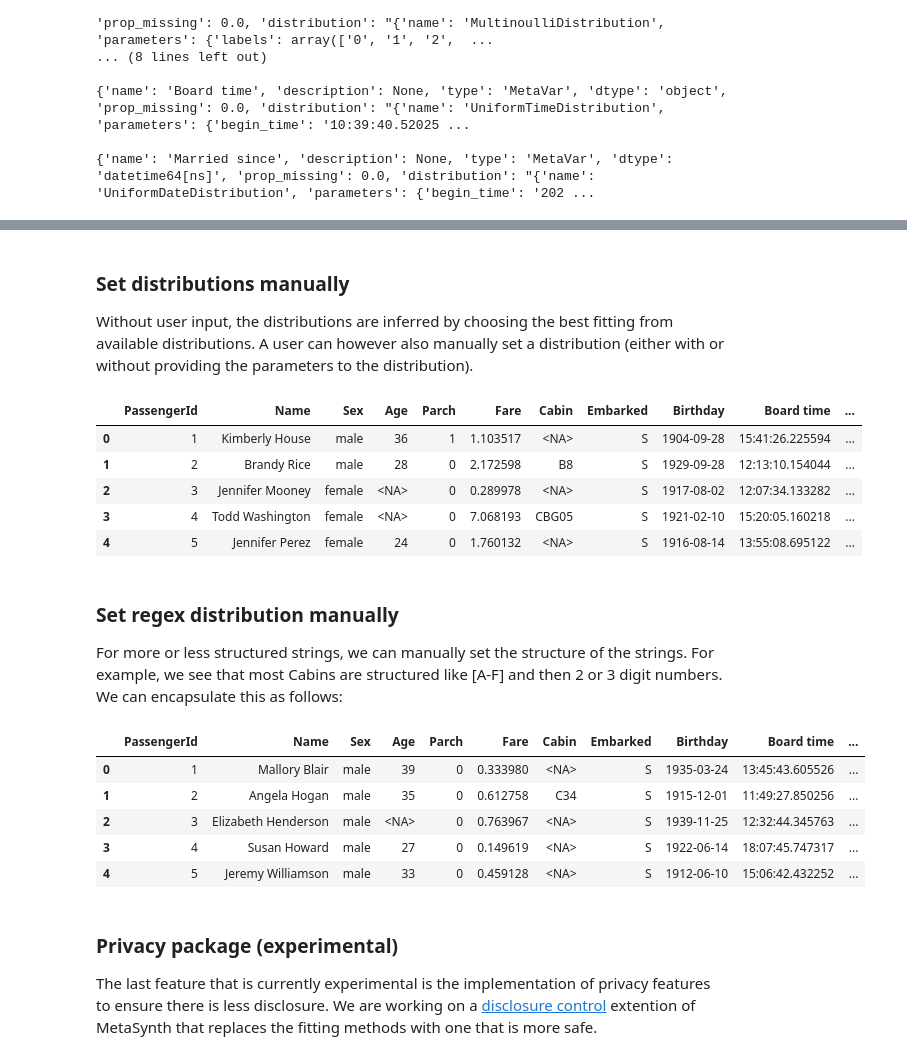
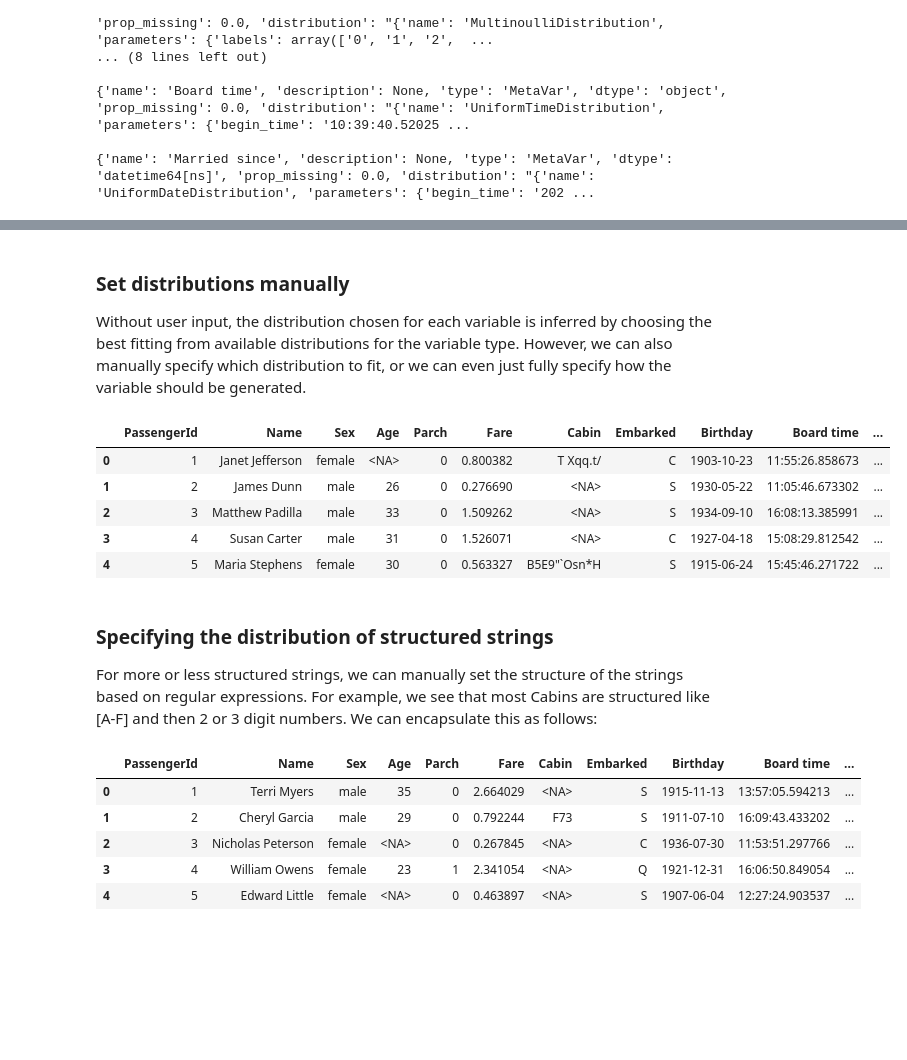
Before and after one commit to sodascience/metasyn, a Jupyter notebook: examples/advanced_tutorial.ipynb, the cells around one changed output, grey strips where cells are left out. Saved outputs shown, nothing was run; the diff lists cells and outputs as text; code cells hidden in the pictures; blank space fills up the shorter version.

```diff
--- a/examples/advanced_tutorial.ipynb
+++ b/examples/advanced_tutorial.ipynb
@@ -161,54 +194,51 @@ meta_dataset.synthesize(5)
 # %% [markdown]
 ### Set distributions manually
 
-Without user input, the distributions are inferred by choosing the best fitting from available distributions. A user can however also manually set a distribution (either with or without providing the parameters to the distribution).
+Without user input, the distribution chosen for each variable is inferred by choosing the best fitting from available distributions for the variable type. However, we can also manually specify which distribution to fit, or we can even just fully specify how the variable should be generated.
 # %%
-meta_dataset = MetaDataset.from_dataframe(
-    df,
-    distribution={"Name": "faker.name",  # Use fake names -> no original data is used.
-                   "Fare": "LogNormalDistribution",  # Use a log normal distribution for the Fare, fit parameters.
-                   "Age": DiscreteUniformDistribution(20, 40),  # Use uniform distribution, no fitting.
-                 },
-    unique={"PassengerId": True}  # Force the column 'PassengerId' to be unique.
-)
+var_spec = {
+    "PassengerId": {"unique": True},
+    "Name": {"distribution": "faker.name"},
+    "Fare": {"distribution": "LogNormalDistribution"}, # estimate / fit a log-normal distribution based on the data
+    "Age": {"distribution": DiscreteUniformDistribution(20, 40)} # fully specify a distribution for age (uniform between 20 and 40)
+}
+
+meta_dataset = MetaDataset.from_dataframe(df, spec=var_spec)
 meta_dataset.synthesize(5)
 # %% [output]
 |  | PassengerId | Name | Sex | Age | Parch | Fare | Cabin | Embarked | Birthday | Board time | ... |
-| 0 | 1 | Kimberly House | male | 36 | 1 | 1.103517 | <NA> | S | 1904-09-28 | 15:41:26.225594 | ... |
-| 1 | 2 | Brandy Rice | male | 28 | 0 | 2.172598 | B8 | S | 1929-09-28 | 12:13:10.154044 | ... |
-| 2 | 3 | Jennifer Mooney | female | <NA> | 0 | 0.289978 | <NA> | S | 1917-08-02 | 12:07:34.133282 | ... |
-| 3 | 4 | Todd Washington | female | <NA> | 0 | 7.068193 | CBG05 | S | 1921-02-10 | 15:20:05.160218 | ... |
-| 4 | 5 | Jennifer Perez | female | 24 | 0 | 1.760132 | <NA> | S | 1916-08-14 | 13:55:08.695122 | ... |
+| 0 | 1 | Janet Jefferson | female | <NA> | 0 | 0.800382 | T Xqq.t/ | C | 1903-10-23 | 11:55:26.858673 | ... |
+| 1 | 2 | James Dunn | male | 26 | 0 | 0.276690 | <NA> | S | 1930-05-22 | 11:05:46.673302 | ... |
+| 2 | 3 | Matthew Padilla | male | 33 | 0 | 1.509262 | <NA> | S | 1934-09-10 | 16:08:13.385991 | ... |
+| 3 | 4 | Susan Carter | male | 31 | 0 | 1.526071 | <NA> | C | 1927-04-18 | 15:08:29.812542 | ... |
+| 4 | 5 | Maria Stephens | female | 30 | 0 | 0.563327 | B5E9"`Osn*H | S | 1915-06-24 | 15:45:46.271722 | ... |
 # %% [markdown]
-### Set regex distribution manually
+### Specifying the distribution of structured strings
 
-For more or less structured strings, we can manually set the structure of the strings. For example, we see that most Cabins are structured like [A-F] and then 2 or 3 digit numbers. We can encapsulate this as follows:
+For more or less structured strings, we can manually set the structure of the strings based on regular expressions. For example, we see that most Cabins are structured like [A-F] and then 2 or 3 digit numbers. We can encapsulate this as follows:
 # %%
 from metasynth.distribution import RegexDistribution
 
 # To create a regex distribution, you need a list of tuples, where each tuple is an element.
 # The first part of the tuple is a string representation of the regex, while the second is the proportion of the
 # time the regex element is used.
-regex = RegexDistribution([(r"[ABCDEF]", 1), (r"\d{2,3}", 0.9)])  # Add the r so that it becomes a literal string.
+cabin_distribution = RegexDistribution([(r"[ABCDEF]", 1), (r"\d{2,3}", 0.9)])  # Add the r so that it becomes a literal string.
+# just for completeness: data generated from this distribution will always match the regex [ABCDEF]?(\d{2,3})?
 
-meta_dataset = MetaDataset.from_dataframe(
-    df,
-    distribution={"Name": "faker.name",  # Use fake names -> no original data is used.
-                   "Fare": "LogNormalDistribution",  # Use a log normal distribution for the Fare, fit parameters.
-                   "Age": DiscreteUniformDistribution(20, 40),  # Use uniform distribution, no fitting.
-                   "Cabin": regex,  # Manually set regex distribution.
-                 },
-    unique={"PassengerId": True}  # Force the column 'PassengerId' to be unique.
-)
+var_spec = {
+    "PassengerId": {"unique": True},
+    "Name": {"distribution": "faker.name"},
+    "Fare": {"distribution": "LogNormalDistribution"}, # estimate / fit a log-normal distribution based on the data
+    "Age": {"distribution": DiscreteUniformDistribution(20, 40)}, # fully specify a distribution for age (uniform between 20 and 40)
+    "Cabin": {"distribution": cabin_distribution}
+}
+
+meta_dataset = MetaDataset.from_dataframe(df, spec=var_spec)
 meta_dataset.synthesize(5)
 # %% [output]
 |  | PassengerId | Name | Sex | Age | Parch | Fare | Cabin | Embarked | Birthday | Board time | ... |
-| 0 | 1 | Mallory Blair | male | 39 | 0 | 0.333980 | <NA> | S | 1935-03-24 | 13:45:43.605526 | ... |
-| 1 | 2 | Angela Hogan | male | 35 | 0 | 0.612758 | C34 | S | 1915-12-01 | 11:49:27.850256 | ... |
-| 2 | 3 | Elizabeth Henderson | male | <NA> | 0 | 0.763967 | <NA> | S | 1939-11-25 | 12:32:44.345763 | ... |
-| 3 | 4 | Susan Howard | male | 27 | 0 | 0.149619 | <NA> | S | 1922-06-14 | 18:07:45.747317 | ... |
-| 4 | 5 | Jeremy Williamson | male | 33 | 0 | 0.459128 | <NA> | S | 1912-06-10 | 15:06:42.432252 | ... |
+| 0 | 1 | Terri Myers | male | 35 | 0 | 2.664029 | <NA> | S | 1915-11-13 | 13:57:05.594213 | ... |
+| 1 | 2 | Cheryl Garcia | male | 29 | 0 | 0.792244 | F73 | S | 1911-07-10 | 16:09:43.433202 | ... |
+| 2 | 3 | Nicholas Peterson | female | <NA> | 0 | 0.267845 | <NA> | C | 1936-07-30 | 11:53:51.297766 | ... |
+| 3 | 4 | William Owens | female | 23 | 1 | 2.341054 | <NA> | Q | 1921-12-31 | 16:06:50.849054 | ... |
+| 4 | 5 | Edward Little | female | <NA> | 0 | 0.463897 | <NA> | S | 1907-06-04 | 12:27:24.903537 | ... |
-# %% [markdown]
-### Privacy package (experimental)
-
-The last feature that is currently experimental is the implementation of privacy features to ensure there is less disclosure. We are working on a [disclosure control](https://github.com/sodascience/metasynth-disclosure-control) extention of MetaSynth that replaces the fitting methods with one that is more safe.
```
Also changed, not shown: parts of 11 cells of this notebook.
